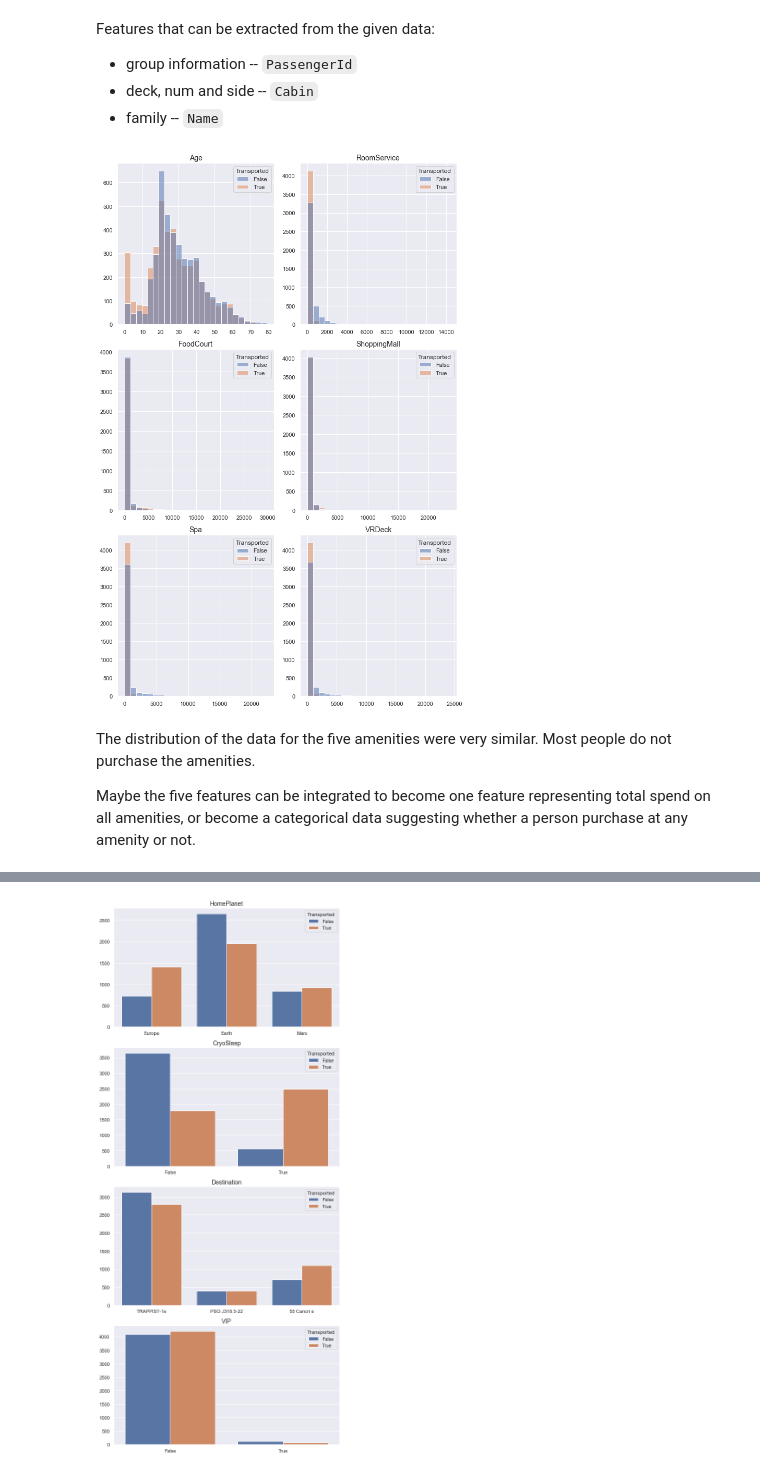
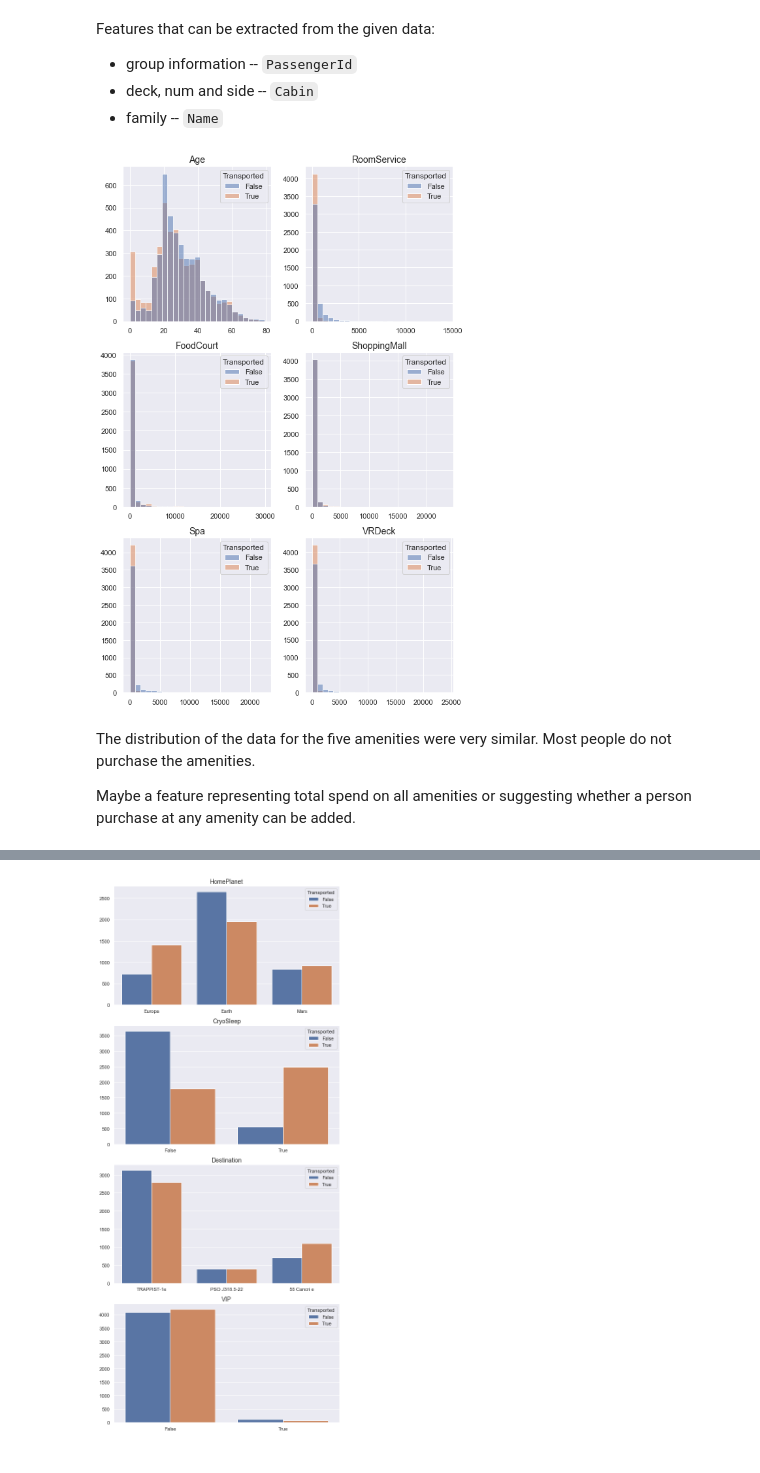
Before and after one commit to yulun-cd/space-titanic, a Jupyter notebook: space-titanic.ipynb, the cells around one changed output, grey strips where cells are left out. Drawn from its saved outputs; the diff is of its cells as text; code cells hidden in the pictures.

```diff
--- a/space-titanic.ipynb
+++ b/space-titanic.ipynb
@@ -84,25 +87,25 @@ Features that can be extracted from the given data:
 # %%
 # columns of numerical features
 num_cols = ['Age', 'RoomService', 'FoodCourt', 'ShoppingMall', 'Spa', 'VRDeck']
 
 # visualise the relationship between the numerical features and the target
-fig, axs = plt.subplots(3, 2, figsize=(10,15))
+fig, axs = plt.subplots(3, 2, figsize=(8,12))
 
 for i, col in enumerate(num_cols):
     ax = axs[i//2][i%2]
     sns.histplot(data=df_train, x=col, hue='Transported', bins=25, ax=ax)
     ax.set_xlabel('')
     ax.set_ylabel('')
     ax.set_title(col, fontsize=14)
 
 plt.tight_layout()
 plt.show()
 # %% [output]
-[figure, old version]
+[figure, new version]
 # %% [markdown]
 The distribution of the data for the five amenities were very similar. Most people do not purchase the amenities.
 
-Maybe the five features can be integrated to become one feature representing total spend on all amenities, or become a categorical data suggesting whether a person purchase at any amenity or not.
+Maybe a feature representing total spend on all amenities or suggesting whether a person purchase at any amenity can be added.
 # %%
 # taking a closer look at the five amenities
 df_train[num_cols[1:]].loc[(df_train[num_cols[1:]]==0).all(axis=1)]
```
Also changed, not shown: parts of 65 cells of this notebook.
